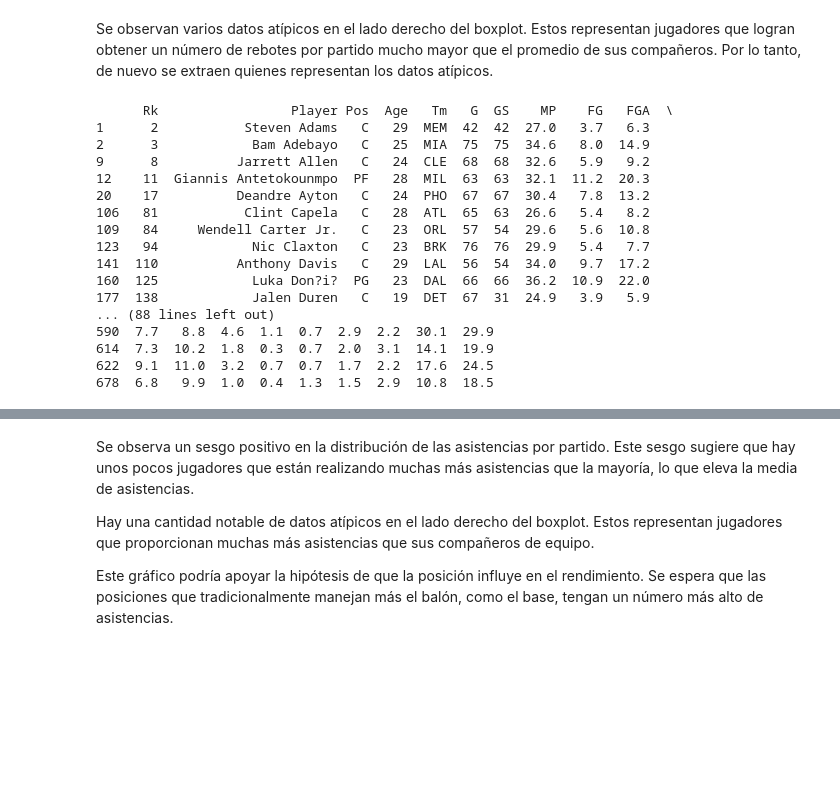
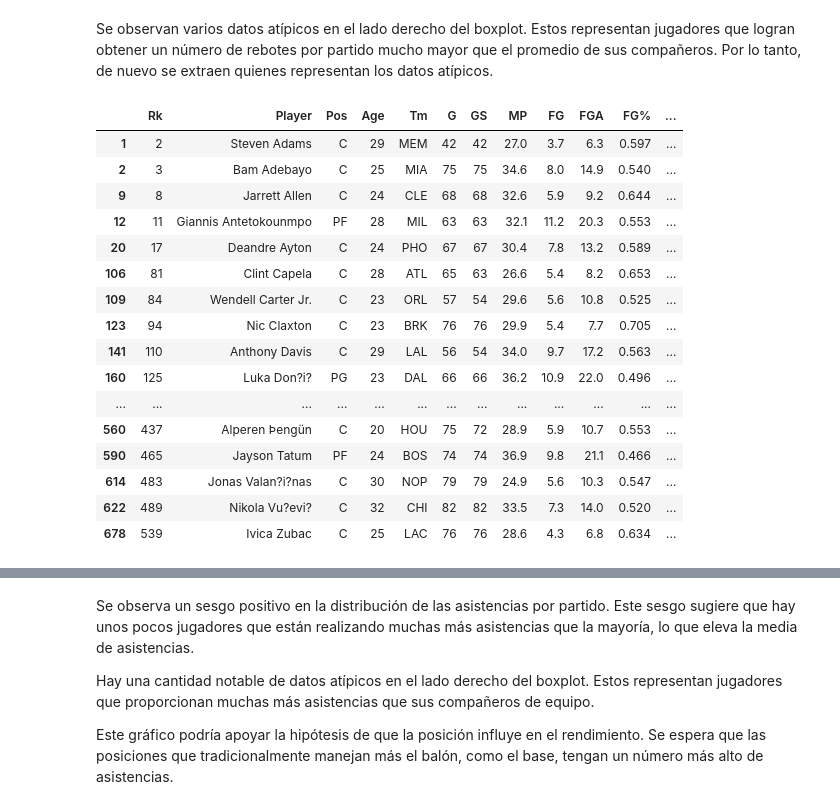
Before and after one commit to ItziCG/EDA_NBA, a Jupyter notebook: src/utils/EDA.ipynb, the cells around one changed output, grey strips where cells are left out. Cells and saved outputs as stored; diff of their text form; code cells hidden in the pictures; blank space fills up the shorter version.

```diff
--- a/src/utils/EDA.ipynb
+++ b/src/utils/EDA.ipynb
@@ -361,35 +361,35 @@ Se observan varios datos atípicos en el lado derecho del boxplot. Estos represe
 # %%
 Q1 = df['TRB'].quantile(0.25)
 Q3 = df['TRB'].quantile(0.75)
 IQR = Q3 - Q1
 
 # Definiendo límites para los outliers
 lower_bound = Q1 - 1.5 * IQR
 upper_bound = Q3 + 1.5 * IQR
 
 # Identificación de outliers
 outliers = df[(df['TRB'] < lower_bound) | (df['TRB'] > upper_bound)]
 
 # Mostrando los outliers detectados
-print(outliers)
+outliers
 # %% [output]
-      Rk                 Player Pos  Age   Tm   G  GS    MP    FG   FGA  \
-1      2           Steven Adams   C   29  MEM  42  42  27.0   3.7   6.3
-2      3            Bam Adebayo   C   25  MIA  75  75  34.6   8.0  14.9
-9      8          Jarrett Allen   C   24  CLE  68  68  32.6   5.9   9.2
-12    11  Giannis Antetokounmpo  PF   28  MIL  63  63  32.1  11.2  20.3
-20    17          Deandre Ayton   C   24  PHO  67  67  30.4   7.8  13.2
-106   81           Clint Capela   C   28  ATL  65  63  26.6   5.4   8.2
-109   84     Wendell Carter Jr.   C   23  ORL  57  54  29.6   5.6  10.8
-123   94            Nic Claxton   C   23  BRK  76  76  29.9   5.4   7.7
-141  110          Anthony Davis   C   29  LAL  56  54  34.0   9.7  17.2
-160  125            Luka Don?i?  PG   23  DAL  66  66  36.2  10.9  22.0
-177  138            Jalen Duren   C   19  DET  67  31  24.9   3.9   5.9
-... (88 lines left out)
-590  7.7   8.8  4.6  1.1  0.7  2.9  2.2  30.1  29.9
-614  7.3  10.2  1.8  0.3  0.7  2.0  3.1  14.1  19.9
-622  9.1  11.0  3.2  0.7  0.7  1.7  2.2  17.6  24.5
-678  6.8   9.9  1.0  0.4  1.3  1.5  2.9  10.8  18.5
+|  | Rk | Player | Pos | Age | Tm | G | GS | MP | FG | FGA | FG% | ... |
+| 1 | 2 | Steven Adams | C | 29 | MEM | 42 | 42 | 27.0 | 3.7 | 6.3 | 0.597 | ... |
+| 2 | 3 | Bam Adebayo | C | 25 | MIA | 75 | 75 | 34.6 | 8.0 | 14.9 | 0.540 | ... |
+| 9 | 8 | Jarrett Allen | C | 24 | CLE | 68 | 68 | 32.6 | 5.9 | 9.2 | 0.644 | ... |
+| 12 | 11 | Giannis Antetokounmpo | PF | 28 | MIL | 63 | 63 | 32.1 | 11.2 | 20.3 | 0.553 | ... |
+| 20 | 17 | Deandre Ayton | C | 24 | PHO | 67 | 67 | 30.4 | 7.8 | 13.2 | 0.589 | ... |
+| 106 | 81 | Clint Capela | C | 28 | ATL | 65 | 63 | 26.6 | 5.4 | 8.2 | 0.653 | ... |
+| 109 | 84 | Wendell Carter Jr. | C | 23 | ORL | 57 | 54 | 29.6 | 5.6 | 10.8 | 0.525 | ... |
+| 123 | 94 | Nic Claxton | C | 23 | BRK | 76 | 76 | 29.9 | 5.4 | 7.7 | 0.705 | ... |
+| 141 | 110 | Anthony Davis | C | 29 | LAL | 56 | 54 | 34.0 | 9.7 | 17.2 | 0.563 | ... |
+| 160 | 125 | Luka Don?i? | PG | 23 | DAL | 66 | 66 | 36.2 | 10.9 | 22.0 | 0.496 | ... |
+| ... | ... | ... | ... | ... | ... | ... | ... | ... | ... | ... | ... | ... |
+| 560 | 437 | Alperen Þengün | C | 20 | HOU | 75 | 72 | 28.9 | 5.9 | 10.7 | 0.553 | ... |
+| 590 | 465 | Jayson Tatum | PF | 24 | BOS | 74 | 74 | 36.9 | 9.8 | 21.1 | 0.466 | ... |
+| 614 | 483 | Jonas Valan?i?nas | C | 30 | NOP | 79 | 79 | 24.9 | 5.6 | 10.3 | 0.547 | ... |
+| 622 | 489 | Nikola Vu?evi? | C | 32 | CHI | 82 | 82 | 33.5 | 7.3 | 14.0 | 0.520 | ... |
+| 678 | 539 | Ivica Zubac | C | 25 | LAC | 76 | 76 | 28.6 | 4.3 | 6.8 | 0.634 | ... |
 # %%
 eda = Eda()
 eda.univariante_analysis(df, 'AST')
```
Also changed, not shown: parts of 22 cells of this notebook.
